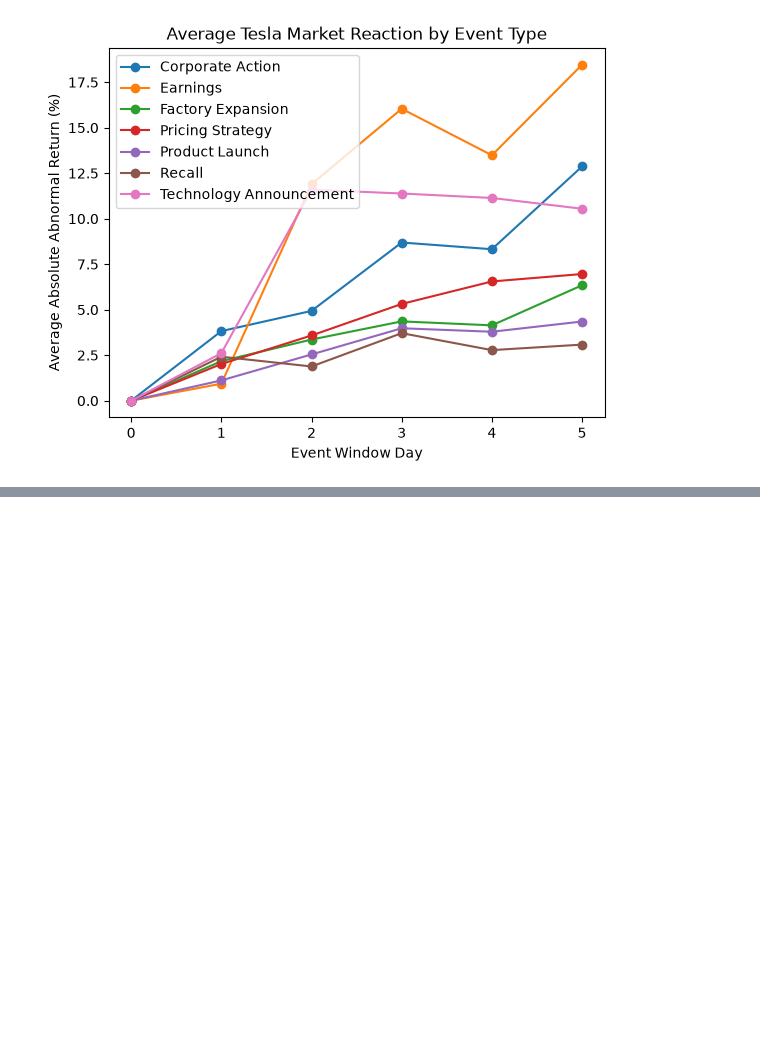
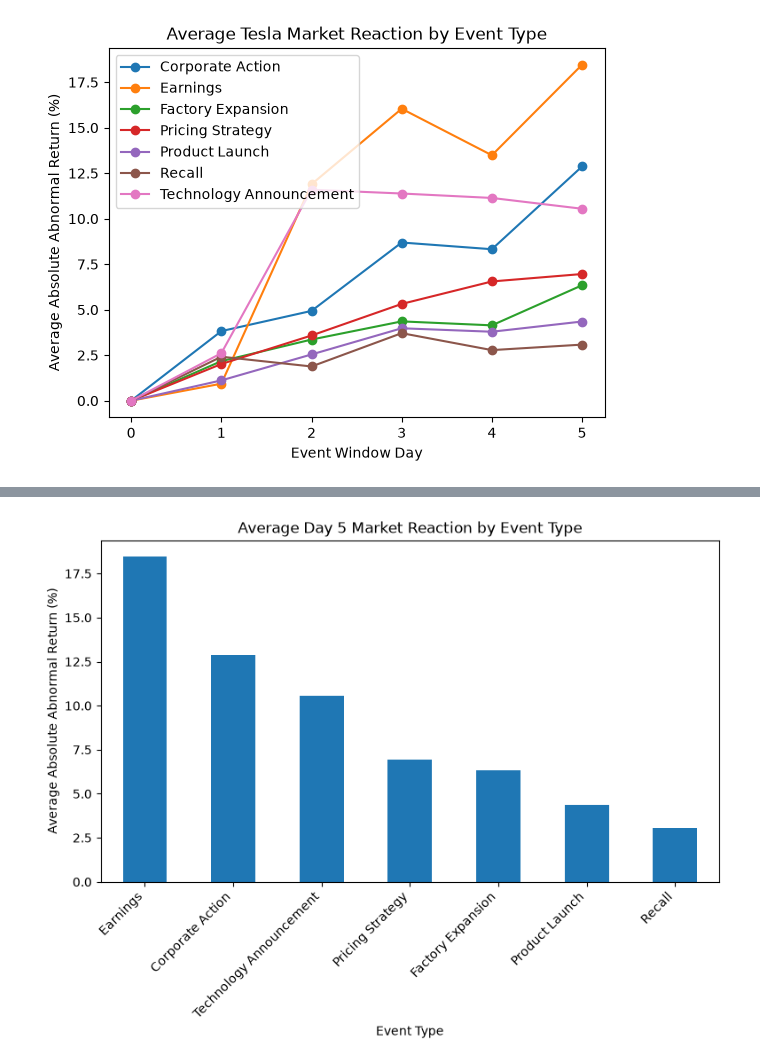
Before and after one commit to Adinolevinson/market-impact-analysis, a Jupyter notebook: notebooks/03_EDA.ipynb, the cells around one changed output, grey strips where cells are left out. Saved outputs shown, nothing was run; the diff lists cells and outputs as text; code cells hidden in the pictures; blank space fills up the shorter version.

```diff
--- a/notebooks/03_EDA.ipynb
+++ b/notebooks/03_EDA.ipynb
@@ -200,0 +203,9 @@ plt.show()
+# %%
+category_impact = (
+    event_summary
+    .groupby("event_type")["absolute_abnormal_return"]
+    .mean()
+    .sort_values(ascending=False)
+)
+
+category_impact
@@ -200,0 +222,14 @@ plt.show()
+# %%
+category_impact.plot(
+    kind="bar",
+    figsize=(9, 5)
+)
+
+plt.xlabel("Event Type")
+plt.ylabel("Average Absolute Abnormal Return (%)")
+plt.title("Average Day 5 Market Reaction by Event Type")
+
+plt.xticks(rotation=45, ha="right")
+plt.show()
+# %% [output]
+[figure, added]
```
Also changed, not shown: parts of 12 cells of this notebook, 8 other files.
